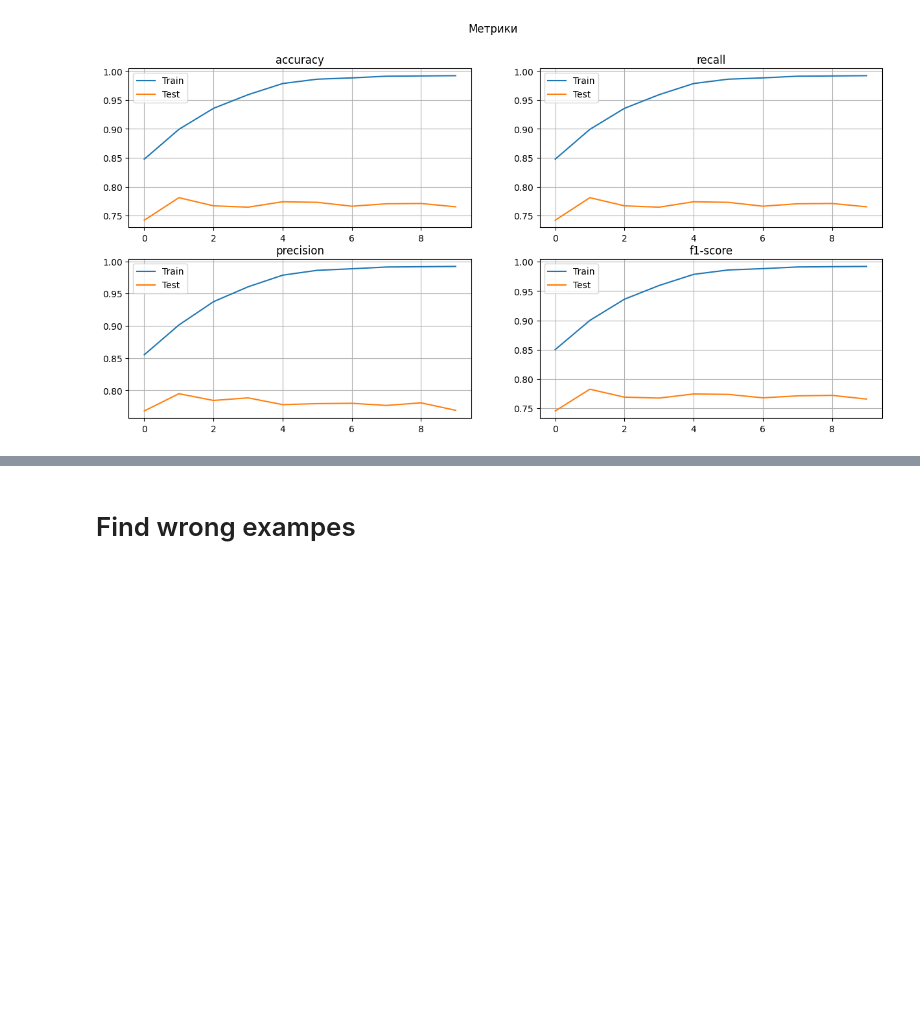
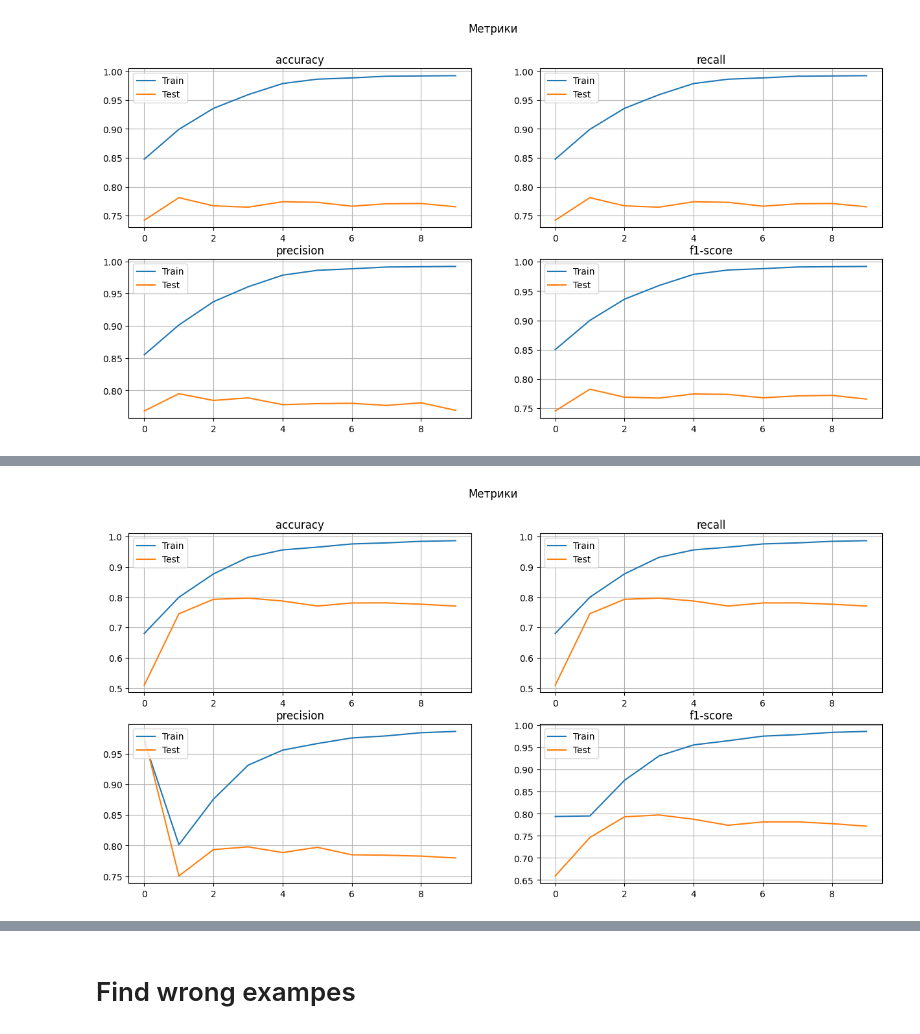
Before and after one commit to Ra9jkDM/sentiment_assessment_model, a Jupyter notebook: ML_GRU.ipynb, the cells around one changed output, grey strips where cells are left out. Cells and saved outputs as stored; diff of their text form; code cells hidden in the pictures; blank space fills up the shorter version.

```diff
--- a/ML_GRU.ipynb
+++ b/ML_GRU.ipynb
@@ -34,7 +34,7 @@ print(device)
 # %% [output]
 cuda
 # %%
-train = pd.read_csv('train_ds_clean_text_v2.csv', index_col=0)
+train = pd.read_csv('datasets/train.csv', index_col=0)
 train = train.dropna()
 train.info()
 # %% [output]
@@ -50,7 +50,7 @@ Data columns (total 4 columns):
 dtypes: object(4)
 memory usage: 1.7+ MB
 # %%
-test = pd.read_csv('test_ds_clean_text_v2.csv', index_col=0)
+test = pd.read_csv('datasets/test.csv', index_col=0)
 test = test.dropna()
 test.info()
 # %% [output]
@@ -1423,0 +1719,4 @@ draw_metrics()
+# %%
+draw_metrics()
+# %% [output]
+[figure, added]
```
Also changed, not shown: parts of 22 cells of this notebook.
